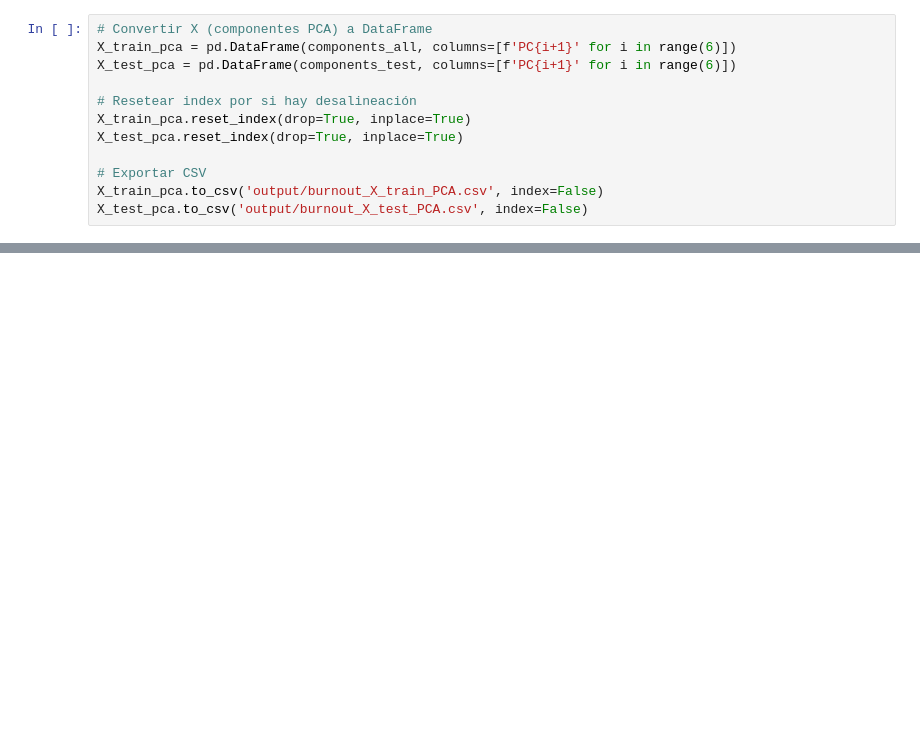
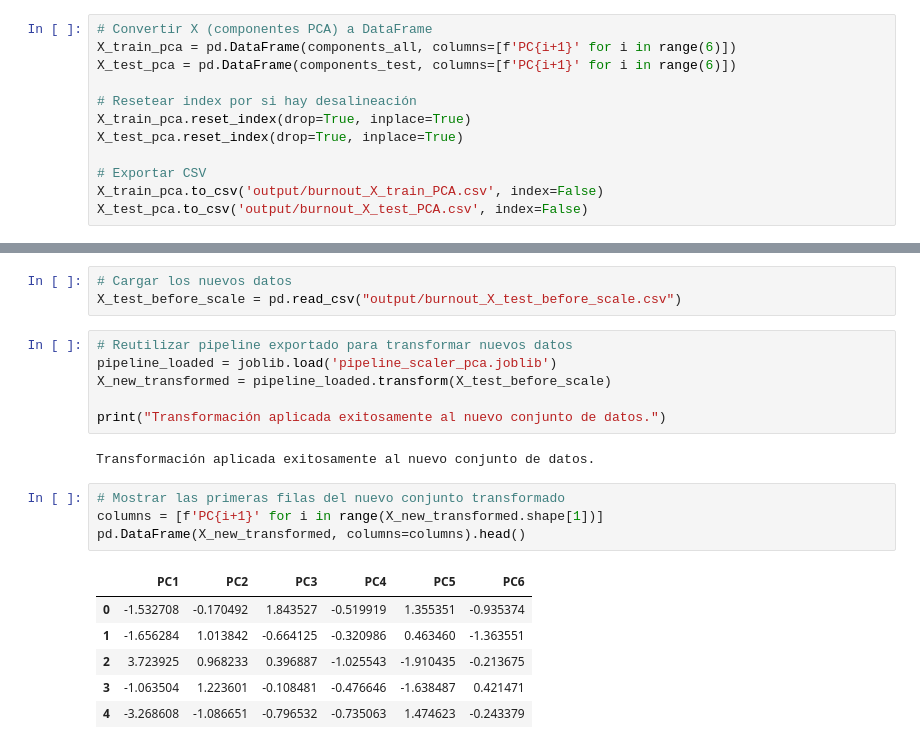
Before and after one commit to emiliano-ipa/CEIA-ML-TPFINAL, a Jupyter notebook: TP1_PCA.ipynb, the cells around one changed output, grey strips where cells are left out. Drawn from its saved outputs; the diff is of its cells as text; blank space fills up the shorter version.

```diff
--- a/TP1_PCA.ipynb
+++ b/TP1_PCA.ipynb
@@ -91,0 +132,22 @@ X_test_pca.to_csv('output/burnout_X_test_PCA.csv', index=False)
+# %%
+# Cargar los nuevos datos
+X_test_before_scale = pd.read_csv("output/burnout_X_test_before_scale.csv")
+# %%
+# Reutilizar pipeline exportado para transformar nuevos datos
+pipeline_loaded = joblib.load('pipeline_scaler_pca.joblib')
+X_new_transformed = pipeline_loaded.transform(X_test_before_scale)
+
+print("Transformación aplicada exitosamente al nuevo conjunto de datos.")
+# %% [output]
+Transformación aplicada exitosamente al nuevo conjunto de datos.
+# %%
+# Mostrar las primeras filas del nuevo conjunto transformado
+columns = [f'PC{i+1}' for i in range(X_new_transformed.shape[1])]
+pd.DataFrame(X_new_transformed, columns=columns).head()
+# %% [output]
+|  | PC1 | PC2 | PC3 | PC4 | PC5 | PC6 |
+| 0 | -1.532708 | -0.170492 | 1.843527 | -0.519919 | 1.355351 | -0.935374 |
+| 1 | -1.656284 | 1.013842 | -0.664125 | -0.320986 | 0.463460 | -1.363551 |
+| 2 | 3.723925 | 0.968233 | 0.396887 | -1.025543 | -1.910435 | -0.213675 |
+| 3 | -1.063504 | 1.223601 | -0.108481 | -0.476646 | -1.638487 | 0.421471 |
+| 4 | -3.268608 | -1.086651 | -0.796532 | -0.735063 | 1.474623 | -0.243379 |
```
Also changed, not shown: parts of 9 cells of this notebook, 7 other files.
